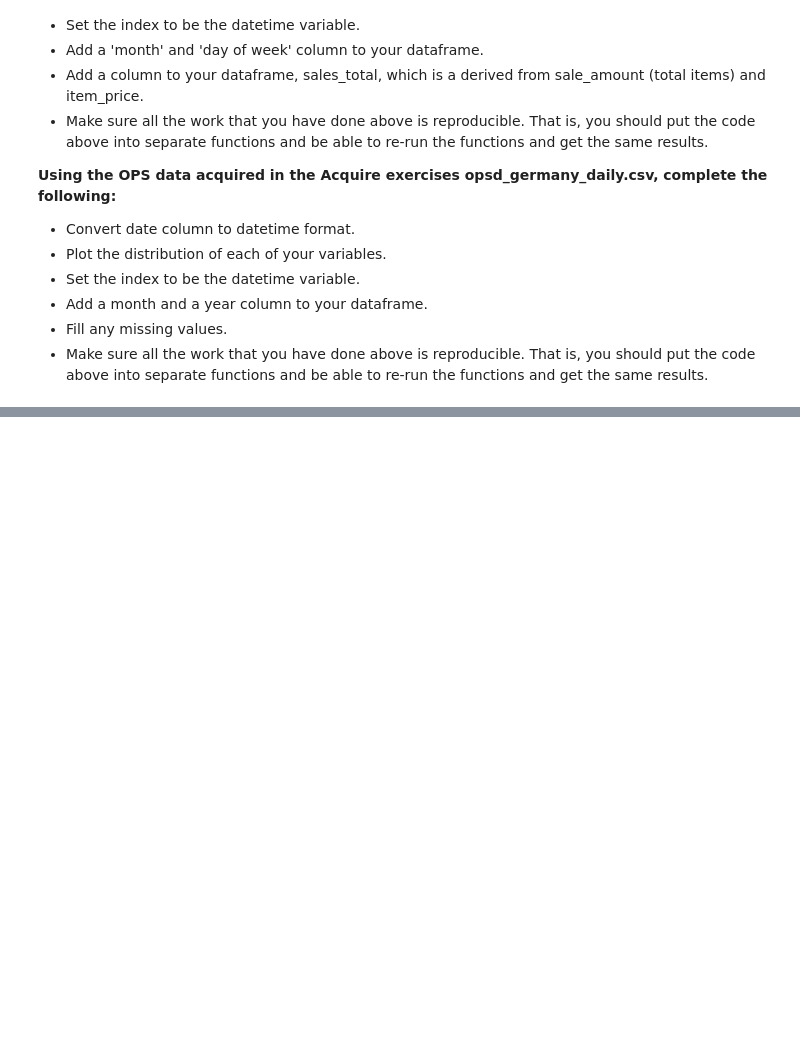
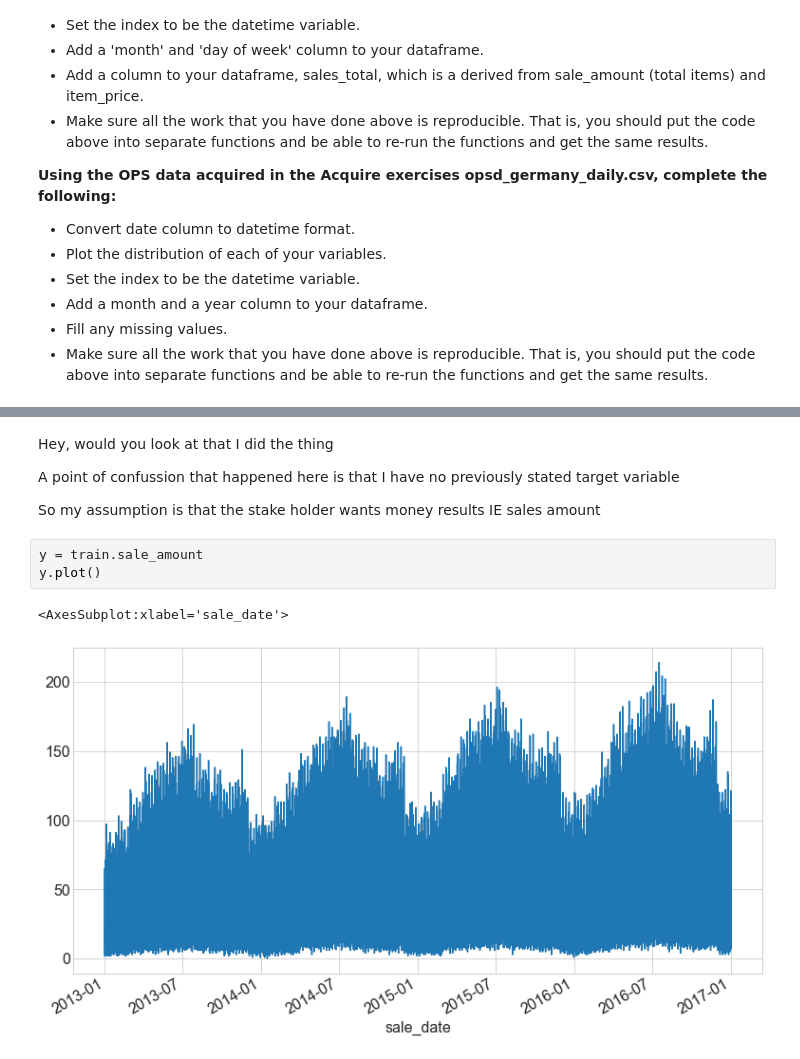
Before and after one commit to VasiliyAMelkozerov/time-series-exercises, a Jupyter notebook: prepare_lesson.ipynb, the cells around one changed output, grey strips where cells are left out. Saved outputs shown, nothing was run; the diff lists cells and outputs as text; blank space fills up the shorter version.

```diff
--- a/prepare_lesson.ipynb
+++ b/prepare_lesson.ipynb
@@ -310,0 +579,12 @@ The end result of this exercise should be a file named `prepare.py`.
+# %% [markdown]
+Hey, would you look at that I did the thing
+
+A point of confussion that happened here is that I have no previously stated target variable
+
+So my assumption is that the stake holder wants money results IE sales amount
+# %%
+y = train.sale_amount
+y.plot()
+# %% [output]
+<AxesSubplot:xlabel='sale_date'>
+[figure, added]
```
Also changed, not shown: parts of 53 cells of this notebook, 8 other files.
